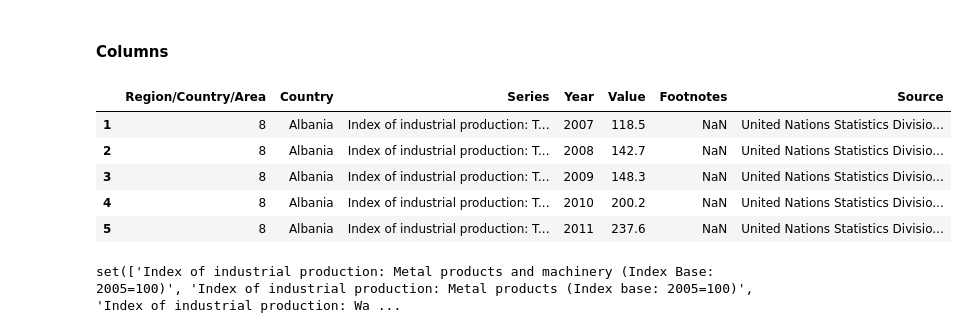
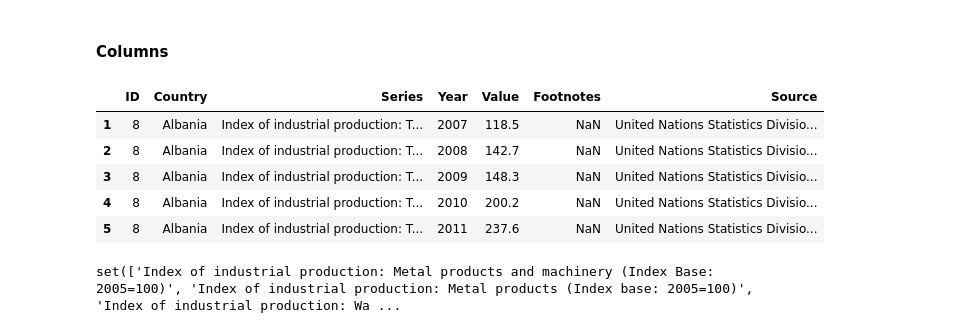
Before and after one commit to ta-data-bcn/Project-Week-5-Your-Own-Project, a Jupyter notebook: your-project/cleaning_data.ipynb, the cells around one changed output. Drawn from its saved outputs; the diff is of its cells as text; code cells hidden in the pictures.

```diff
--- a/your-project/cleaning_data.ipynb
+++ b/your-project/cleaning_data.ipynb
@@ -151,11 +153,12 @@ industrial.head()
 # %%
 industrialcols = list(industrial.iloc[0])
 industrialcols[1] = 'Country'
+industrialcols[0] = 'ID'
 industrial.columns = industrialcols
 industrial.drop(0, axis=0, inplace=True)
 industrial.head()
 # %% [output]
-|  | Region/Country/Area | Country | Series | Year | Value | Footnotes | Source |
+|  | ID | Country | Series | Year | Value | Footnotes | Source |
 | 1 | 8 | Albania | Index of industrial production: T... | 2007 | 118.5 | NaN | United Nations Statistics Divisio... |
 | 2 | 8 | Albania | Index of industrial production: T... | 2008 | 142.7 | NaN | United Nations Statistics Divisio... |
 | 3 | 8 | Albania | Index of industrial production: T... | 2009 | 148.3 | NaN | United Nations Statistics Divisio... |
```
Also changed, not shown: parts of 30 cells of this notebook, 6 other files.
